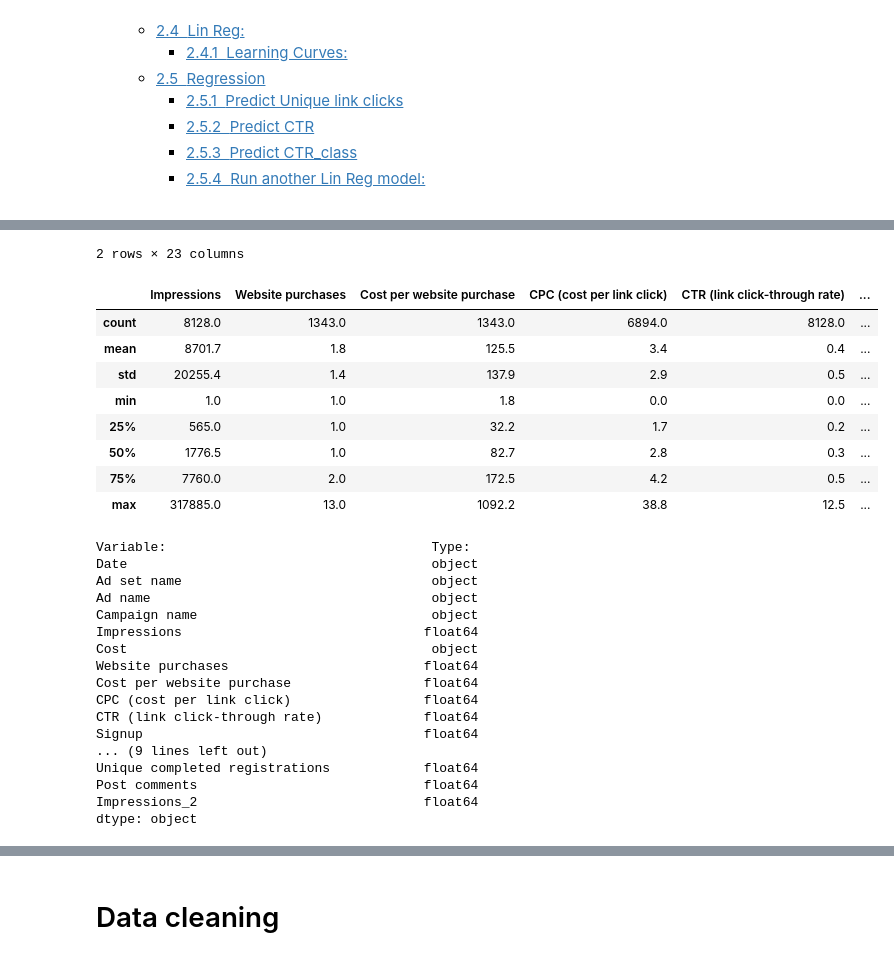
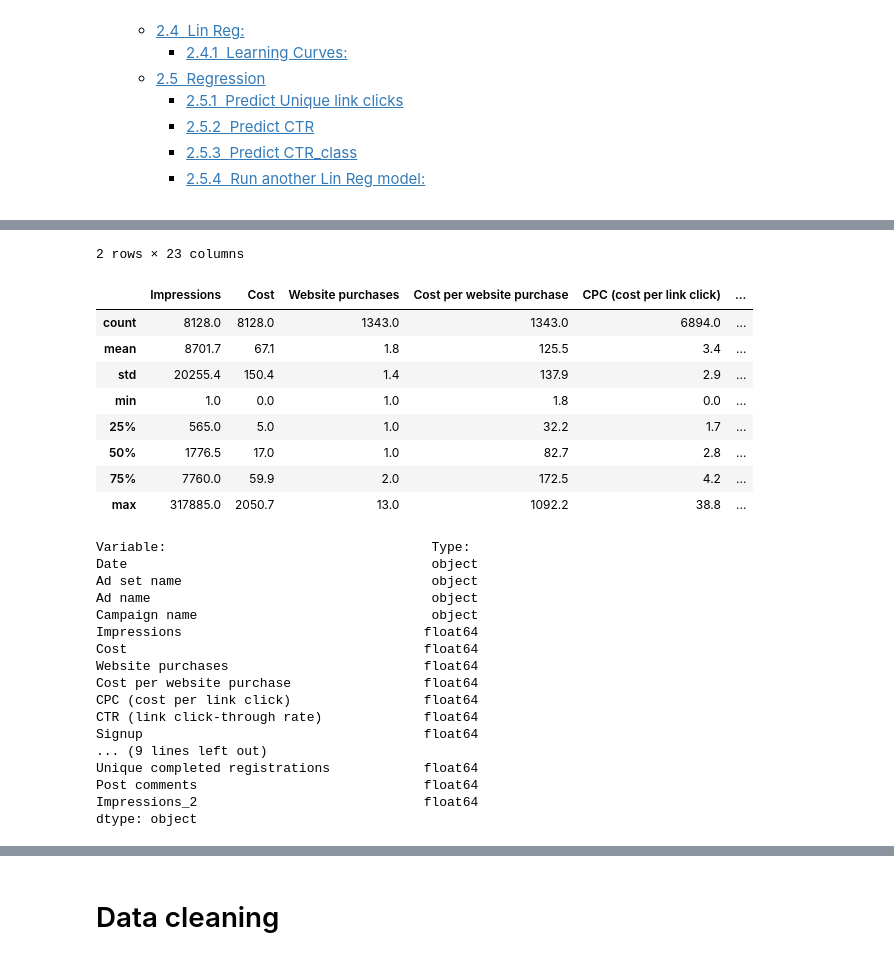
Before and after one commit to Lucas-LDN/Data_Curious_, a Jupyter notebook: First Project/Second analysis | New Data.ipynb, the cells around one changed output, grey strips where cells are left out. Drawn from its saved outputs; the diff is of its cells as text; code cells hidden in the pictures.

Commit message:
fixed string number and changed them to float

```diff
--- a/First Project/Second analysis | New Data.ipynb
+++ b/First Project/Second analysis | New Data.ipynb
@@ -31,35 +31,39 @@ import seaborn as sns
 # %%
 data = pd.read_csv("DH data sheet - Sheet1 (2).csv")
 
 # Add a second column of Impressions, so we can count how many days is was Live.
 data["Impressions_2"] = data.Impressions
 
+#Remove commas from Cost and make it a float:
+data["Cost"] = data.Cost.replace('[^\d.]', '', regex = True)                     \
+                        .astype(float)
+
 display(data.head(2))
 
 display(data.describe().round(1))
 
 print(f"""\nVariable:                                  Type:\n{data.dtypes}""")
 # %% [output]
 |  | Date | Ad set name | Ad name | Campaign name | Impressions | Cost | Website purchases | ... |
 | 0 | 2020-08-01 | Post: ""Here lies DeadHappy. It w... | Post: ""Here lies DeadHappy. It w... | Post: ""Here lies DeadHappy. It w... | 350.0 | 3.18 | NaN | ... |
 | 1 | 2020-08-01 | customers-ll-1pc_all-placements | bread-4:5_video | pollenary_1-cold_wc-registration_... | 16008.0 | 143.22 | NaN | ... |
 2 rows × 23 columns
-|  | Impressions | Website purchases | Cost per website purchase | CPC (cost per link click) | CTR (link click-through rate) | ... |
-| count | 8128.0 | 1343.0 | 1343.0 | 6894.0 | 8128.0 | ... |
-| mean | 8701.7 | 1.8 | 125.5 | 3.4 | 0.4 | ... |
-| std | 20255.4 | 1.4 | 137.9 | 2.9 | 0.5 | ... |
-| min | 1.0 | 1.0 | 1.8 | 0.0 | 0.0 | ... |
-| 25% | 565.0 | 1.0 | 32.2 | 1.7 | 0.2 | ... |
-| 50% | 1776.5 | 1.0 | 82.7 | 2.8 | 0.3 | ... |
-| 75% | 7760.0 | 2.0 | 172.5 | 4.2 | 0.5 | ... |
-| max | 317885.0 | 13.0 | 1092.2 | 38.8 | 12.5 | ... |
+|  | Impressions | Cost | Website purchases | Cost per website purchase | CPC (cost per link click) | ... |
+| count | 8128.0 | 8128.0 | 1343.0 | 1343.0 | 6894.0 | ... |
+| mean | 8701.7 | 67.1 | 1.8 | 125.5 | 3.4 | ... |
+| std | 20255.4 | 150.4 | 1.4 | 137.9 | 2.9 | ... |
+| min | 1.0 | 0.0 | 1.0 | 1.8 | 0.0 | ... |
+| 25% | 565.0 | 5.0 | 1.0 | 32.2 | 1.7 | ... |
+| 50% | 1776.5 | 17.0 | 1.0 | 82.7 | 2.8 | ... |
+| 75% | 7760.0 | 59.9 | 2.0 | 172.5 | 4.2 | ... |
+| max | 317885.0 | 2050.7 | 13.0 | 1092.2 | 38.8 | ... |
 Variable:                                  Type:
 Date                                       object
 Ad set name                                object
 Ad name                                    object
 Campaign name                              object
 Impressions                               float64
-Cost                                       object
+Cost                                      float64
 Website purchases                         float64
 Cost per website purchase                 float64
 CPC (cost per link click)                 float64
```
Also changed, not shown: parts of 73 cells of this notebook.
